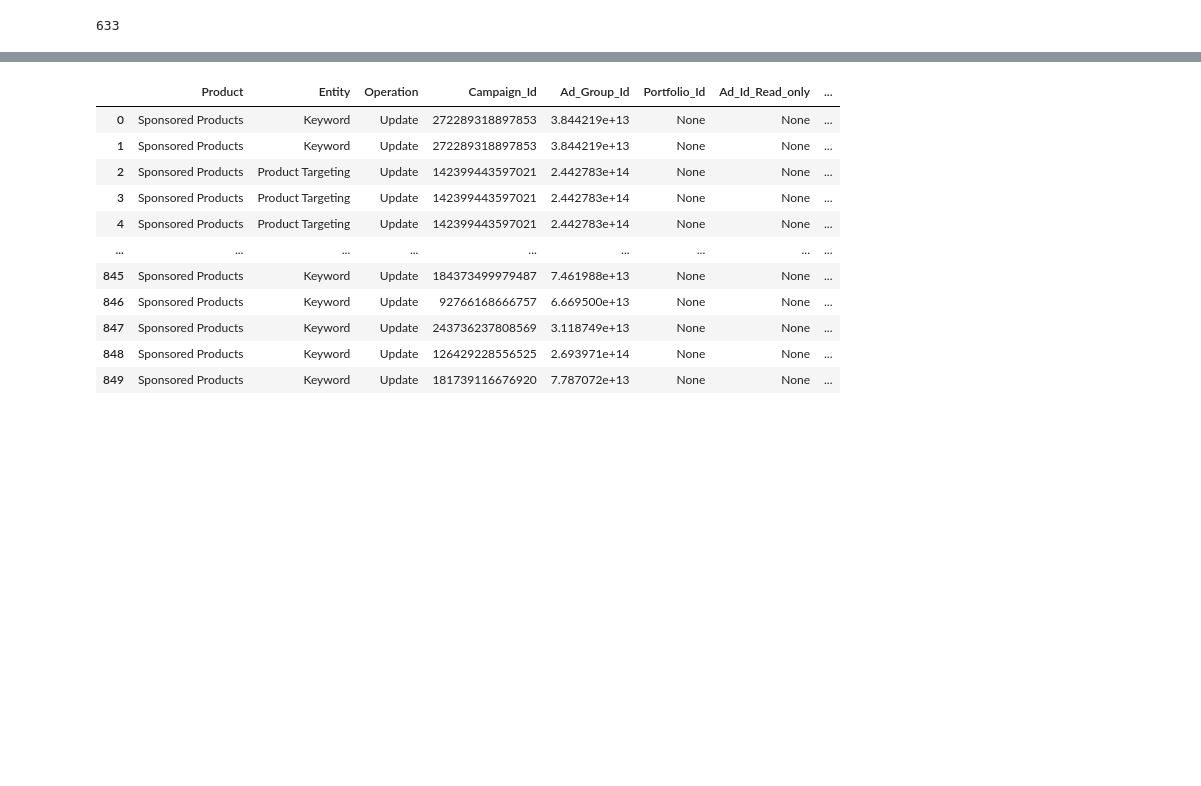
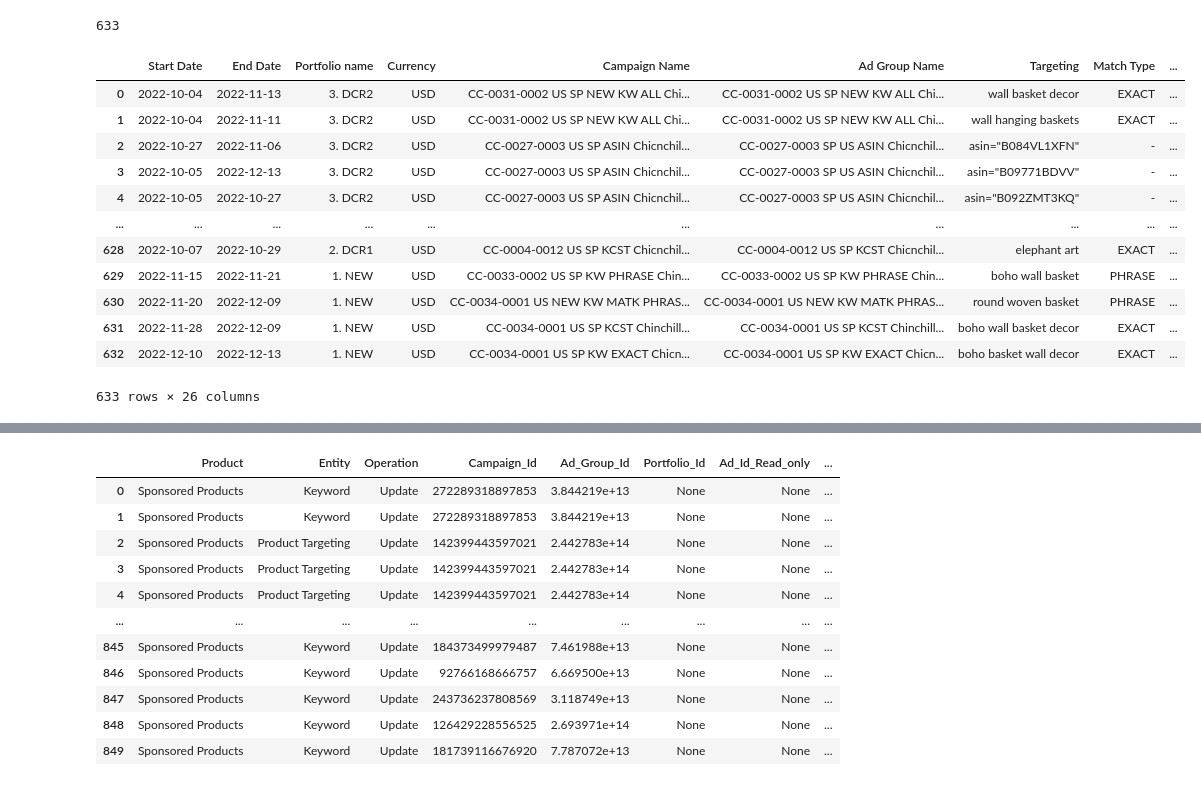
Before and after one commit to KDool/Ads-aws-excel, a Jupyter notebook: Code/down_bid.ipynb, the cells around one changed output, grey strips where cells are left out. Saved outputs shown, nothing was run; the diff lists cells and outputs as text; code cells hidden in the pictures; blank space fills up the shorter version.

Commit message:
edit keyword bid matching rule

```diff
--- a/Code/down_bid.ipynb
+++ b/Code/down_bid.ipynb
@@ -16,9 +16,10 @@ df_sp_targeting.head(5)
 # %%
 def read_bulk_report_CSP(excel_file=''):
     bulk_df = pd.read_excel(excel_file,index_col=False)
-    df_process = bulk_df[['Campaign Id','Ad Group Id','Portfolio Id','Keyword Id (Read only)','Product Targeting Id (Read only)','Campaign Name (Informational only)','Ad Group Name (Informational only)','Portfolio Name (Informational only)','Keyword Text','Campaign State (Informational only)','Bid']]
-    df_process.columns = ['Campaign Id','Ad Group Id','Portfolio Id','Keyword Id','Product Targeting Id','Campaign Name','Ad Group Name','Portfolio Name','Keyword Text','Campaign State','Bid']
-    df_process = df_process[df_process['Campaign State']!='archived']
+    df_process = bulk_df[['Campaign Id','Ad Group Id','Portfolio Id','Keyword Id (Read only)','Product Targeting Id (Read only)','Campaign Name (Informational only)','Ad Group Name (Informational only)','Portfolio Name (Informational only)','Keyword Text','Campaign State (Informational only)','Ad Group State (Informational only)','Bid']]
+    df_process.columns = ['Campaign Id','Ad Group Id','Portfolio Id','Keyword Id','Product Targeting Id','Campaign Name','Ad Group Name','Portfolio Name','Keyword Text','Campaign State','Ad Group State','Bid']
+    df_process = df_process[df_process['Campaign State']!='archived'][df_process['Ad Group State']!='archived']
+    # df_process = df_process[df_process['Ad Group State']!='archived']
     return df_process
 
 def get_campid_toDF(filtered_df:pd.DataFrame,bulk_df:pd.DataFrame):
@@ -27,16 +28,32 @@ def get_campid_toDF(filtered_df:pd.DataFrame,bulk_df:pd.DataFrame):
     bulk_df_adgroup = get_adgroup_infor(bulk_df)
 
     filtered_df['Campaign Name'] = filtered_df['Campaign Name'].astype("string")
+    filtered_df['Ad Group Name'] = filtered_df['Ad Group Name'].astype("string")
     bulk_df_campaign['Campaign Name'] = bulk_df_campaign['Campaign Name'].astype("string")
-    df_ver1 = pd.merge(filtered_df, bulk_df_campaign, how='left',left_on = 'Campaign Name',right_on = 'Campaign Name')
-    df_ver2 = pd.merge(df_ver1, bulk_df_adgroup, how='left',left_on = 'Ad Group Name',right_on = 'Ad Group Name')
+    bulk_df_campaign['Ad Group Name'] = bulk_df_campaign['Ad Group Name'].astype("string")
+    df_ver1 = pd.merge(filtered_df, bulk_df_campaign, how='left',left_on = ['Campaign Name','Ad Group Name'],right_on = ['Campaign Name','Ad Group Name'])
+    # df_ver2 = pd.merge(df_ver1, bulk_df_adgroup, how='left',left_on = 'Ad Group Name',right_on = 'Ad Group Name')
     print('Length original: ',len(filtered_df))
     print('Length camp merge: ',len(df_ver1))
-    print('Lengh adgroup merge: ',len(df_ver2))
-    return df_ver2
+    # print('Lengh adgroup merge: ',len(df_ver2))
+    return df_ver1
 
+def get_keyword_Bid(filter_withCamID:pd.DataFrame,bulk_df:pd.DataFrame):
+
+    filter_withCamID['Campaign Name'] = filter_withCamID['Campaign Name'].astype("string")
+    filter_withCamID['Ad Group Name'] = filter_withCamID['Ad Group Name'].astype("string")
+    filter_withCamID['Targeting'] = filter_withCamID['Targeting'].astype("string")
+    bulk_df['Campaign Name'] = bulk_df['Campaign Name'].astype("string")
+    bulk_df['Ad Group Name'] = bulk_df['Ad Group Name'].astype("string")
+    bulk_df['Keyword Id'] = bulk_df['Keyword Id'].astype("string")
+    df_ver1 = pd.merge(filter_withCamID, bulk_df, how='left',left_on = ['Campaign Name','Ad Group Name','Targeting'],right_on = ['Campaign Name','Ad Group Name','Keyword Text'])
+    print("Len Final Merge: ",df_ver1)
+    return df_ver1
+
+
+# 'Keyword Id','Product Targeting Id','Bid'
 def get_campaign_infor(df_bulk:pd.DataFrame):
-    df_campaign_info = df_bulk[['Campaign Id','Campaign Name','Keyword Id','Product Targeting Id','Bid']]
+    df_campaign_info = df_bulk[['Campaign Id','Campaign Name','Ad Group Id','Ad Group Name']]
     df_campaign_info.drop_duplicates(inplace=True)
     df_campaign_info.reset_index(inplace=True)
     return df_campaign_info
@@ -96,3 +114,19 @@ len(df_filter_downbid)
 ### Merge 2 Data Frames
 df_merge = get_campid_toDF(filtered_df=df_filter_downbid,bulk_df=df_bulk)
 df_merge
+# %%
+df_merge
+# %% [output]
+|  | Start Date | End Date | Portfolio name | Currency | Campaign Name | Ad Group Name | Targeting | Match Type | ... |
+| 0 | 2022-10-04 | 2022-11-13 | 3. DCR2 | USD | CC-0031-0002 US SP NEW KW ALL Chi... | CC-0031-0002 US SP NEW KW ALL Chi... | wall basket decor | EXACT | ... |
+| 1 | 2022-10-04 | 2022-11-11 | 3. DCR2 | USD | CC-0031-0002 US SP NEW KW ALL Chi... | CC-0031-0002 US SP NEW KW ALL Chi... | wall hanging baskets | EXACT | ... |
+| 2 | 2022-10-27 | 2022-11-06 | 3. DCR2 | USD | CC-0027-0003 US SP ASIN Chicnchil... | CC-0027-0003 SP US ASIN Chicnchil... | asin="B084VL1XFN" | - | ... |
+| 3 | 2022-10-05 | 2022-12-13 | 3. DCR2 | USD | CC-0027-0003 US SP ASIN Chicnchil... | CC-0027-0003 SP US ASIN Chicnchil... | asin="B09771BDVV" | - | ... |
+| 4 | 2022-10-05 | 2022-10-27 | 3. DCR2 | USD | CC-0027-0003 US SP ASIN Chicnchil... | CC-0027-0003 SP US ASIN Chicnchil... | asin="B092ZMT3KQ" | - | ... |
+| ... | ... | ... | ... | ... | ... | ... | ... | ... | ... |
+| 628 | 2022-10-07 | 2022-10-29 | 2. DCR1 | USD | CC-0004-0012 US SP KCST Chicnchil... | CC-0004-0012 US SP KCST Chicnchil... | elephant art | EXACT | ... |
+| 629 | 2022-11-15 | 2022-11-21 | 1. NEW | USD | CC-0033-0002 US SP KW PHRASE Chin... | CC-0033-0002 US SP KW PHRASE Chin... | boho wall basket | PHRASE | ... |
+| 630 | 2022-11-20 | 2022-12-09 | 1. NEW | USD | CC-0034-0001 US NEW KW MATK PHRAS... | CC-0034-0001 US NEW KW MATK PHRAS... | round woven basket | PHRASE | ... |
+| 631 | 2022-11-28 | 2022-12-09 | 1. NEW | USD | CC-0034-0001 US SP KCST Chinchill... | CC-0034-0001 US SP KCST Chinchill... | boho wall basket decor | EXACT | ... |
+| 632 | 2022-12-10 | 2022-12-13 | 1. NEW | USD | CC-0034-0001 US SP KW EXACT Chicn... | CC-0034-0001 US SP KW EXACT Chicn... | boho basket wall decor | EXACT | ... |
+633 rows × 26 columns
```
Also changed, not shown: parts of 5 cells of this notebook, 3 other files.
